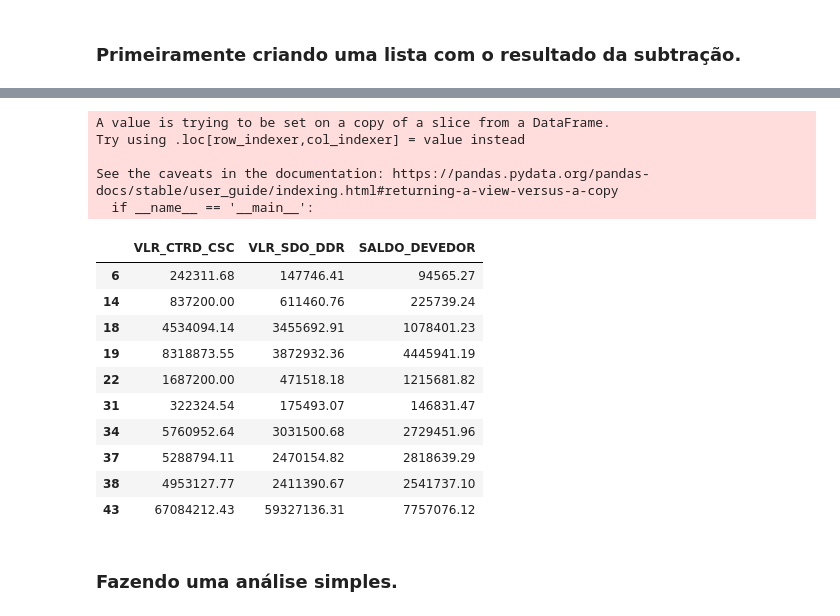
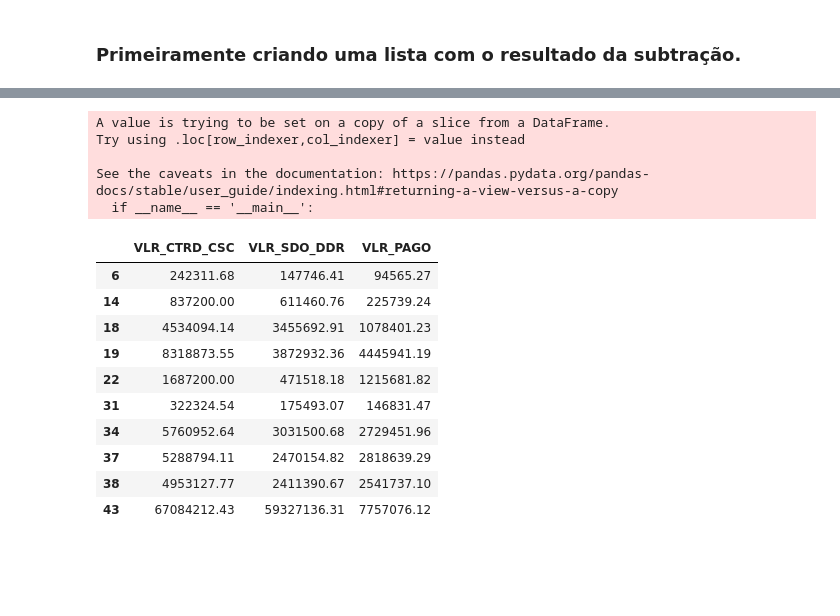
Before and after one commit to ThallesTorres/Projeto_SPC, a Jupyter notebook: SPRINT 2/Analise_STG_OPR_ITT.ipynb, the cells around one changed output, grey strips where cells are left out. Saved outputs shown, nothing was run; the diff lists cells and outputs as text; code cells hidden in the pictures; blank space fills up the shorter version.

```diff
--- a/SPRINT 2/Analise_STG_OPR_ITT.ipynb
+++ b/SPRINT 2/Analise_STG_OPR_ITT.ipynb
@@ -380,21 +430,21 @@ analisar.head(10)
 # %%
 analisar = dados_STG_OPR_ITT[['VLR_CTRD_CSC', 'VLR_SDO_DDR']] # Colunas necessárias.
 
 total = [] # Lista temporária.
 
 for index in range(analisar.shape[0]): # Efeituando a conta e jogando o resultado na lista.
     total.append(round(analisar['VLR_CTRD_CSC'][index] - analisar['VLR_SDO_DDR'][index], 2))
 
 
-analisar['SALDO_DEVEDOR'] = total # Adicionando a lista.
+analisar['VLR_PAGO'] = total # Adicionando a lista.
 analisar.dropna().head(10)
 # %% [output]
 A value is trying to be set on a copy of a slice from a DataFrame.
 Try using .loc[row_indexer,col_indexer] = value instead
 
 See the caveats in the documentation: https://pandas.pydata.org/pandas-docs/stable/user_guide/indexing.html#returning-a-view-versus-a-copy
   if __name__ == '__main__':
-|  | VLR_CTRD_CSC | VLR_SDO_DDR | SALDO_DEVEDOR |
+|  | VLR_CTRD_CSC | VLR_SDO_DDR | VLR_PAGO |
 | 6 | 242311.68 | 147746.41 | 94565.27 |
 | 14 | 837200.00 | 611460.76 | 225739.24 |
 | 18 | 4534094.14 | 3455692.91 | 1078401.23 |
@@ -405,5 +455,3 @@ See the caveats in the documentation: https://pandas.pydata.org/pandas-docs/stab
 | 37 | 5288794.11 | 2470154.82 | 2818639.29 |
 | 38 | 4953127.77 | 2411390.67 | 2541737.10 |
 | 43 | 67084212.43 | 59327136.31 | 7757076.12 |
-# %% [markdown]
-### Fazendo uma análise simples.
```
Also changed, not shown: parts of 20 cells of this notebook.
